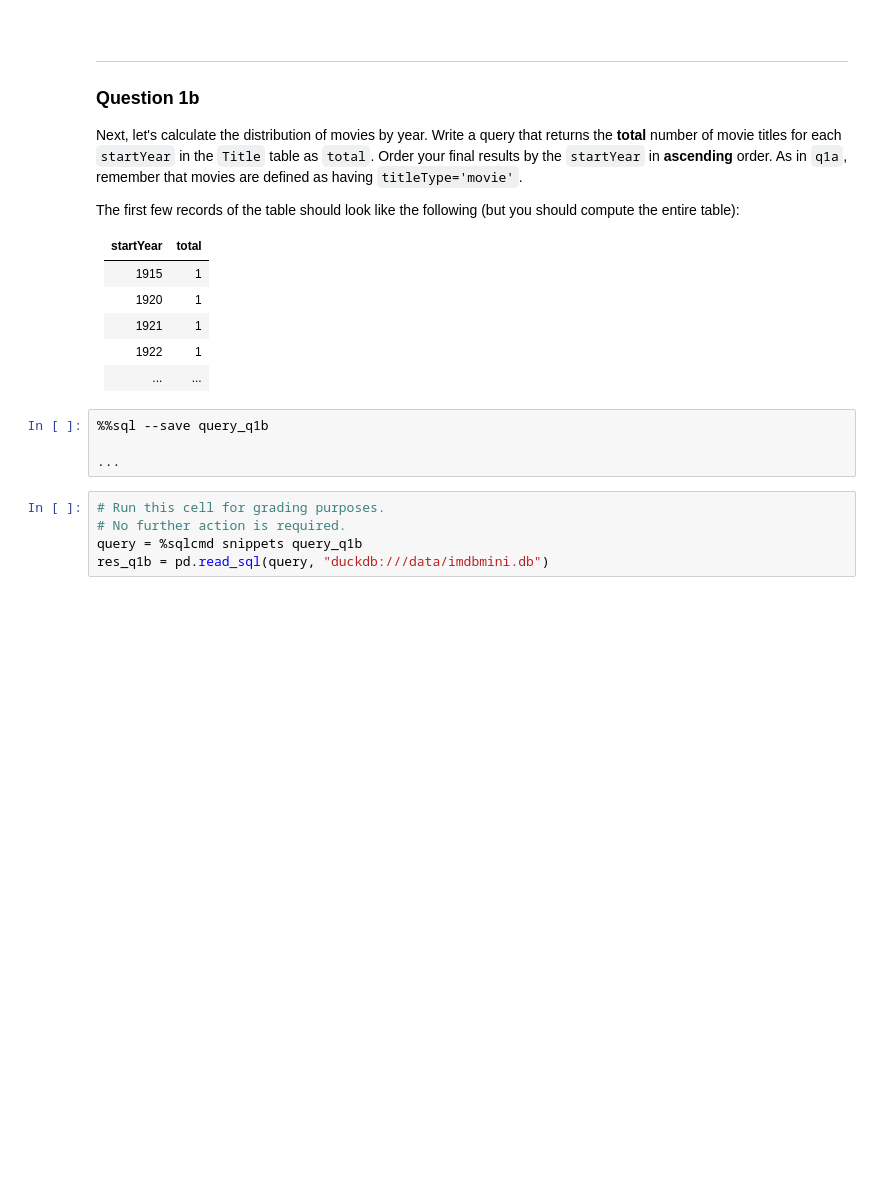
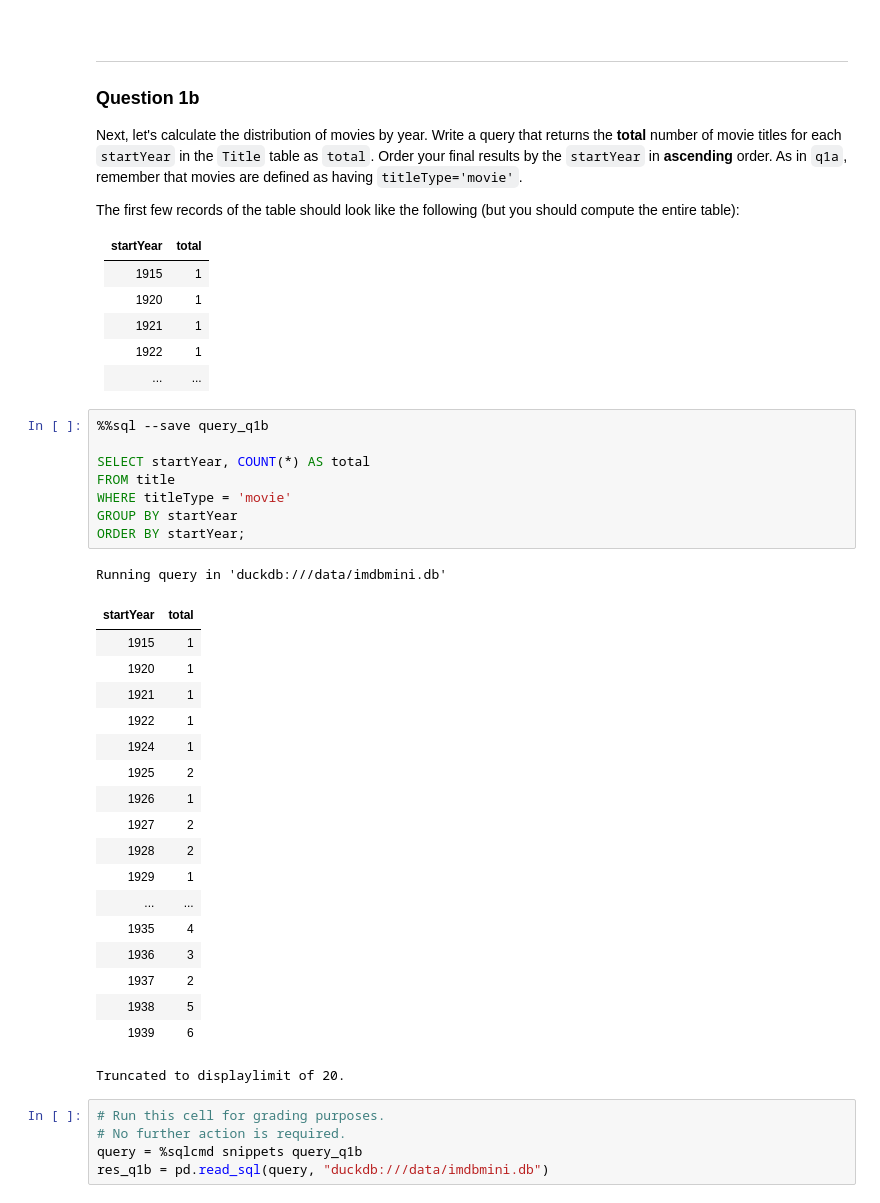
Before and after one commit to zaddle55/sp26-ds100-material, a Jupyter notebook: hw/hw07/hw07.ipynb, the cells around one changed output. Drawn from its saved outputs; the diff is of its cells as text; blank space fills up the shorter version.

```diff
--- a/hw/hw07/hw07.ipynb
+++ b/hw/hw07/hw07.ipynb
@@ -204,7 +246,31 @@ The first few records of the table should look like the following (but you shoul
 # %%
 %%sql --save query_q1b
 
-...
+SELECT startYear, COUNT(*) AS total
+FROM title
+WHERE titleType = 'movie'
+GROUP BY startYear
+ORDER BY startYear;
+# %% [output]
+Running query in 'duckdb:///data/imdbmini.db'
+| startYear | total |
+| 1915 | 1 |
+| 1920 | 1 |
+| 1921 | 1 |
+| 1922 | 1 |
+| 1924 | 1 |
+| 1925 | 2 |
+| 1926 | 1 |
+| 1927 | 2 |
+| 1928 | 2 |
+| 1929 | 1 |
+| ... | ... |
+| 1935 | 4 |
+| 1936 | 3 |
+| 1937 | 2 |
+| 1938 | 5 |
+| 1939 | 6 |
+Truncated to displaylimit of 20.
 # %%
 # Run this cell for grading purposes.
 # No further action is required.
```
Also changed, not shown: parts of 19 cells of this notebook, 1 other file.
